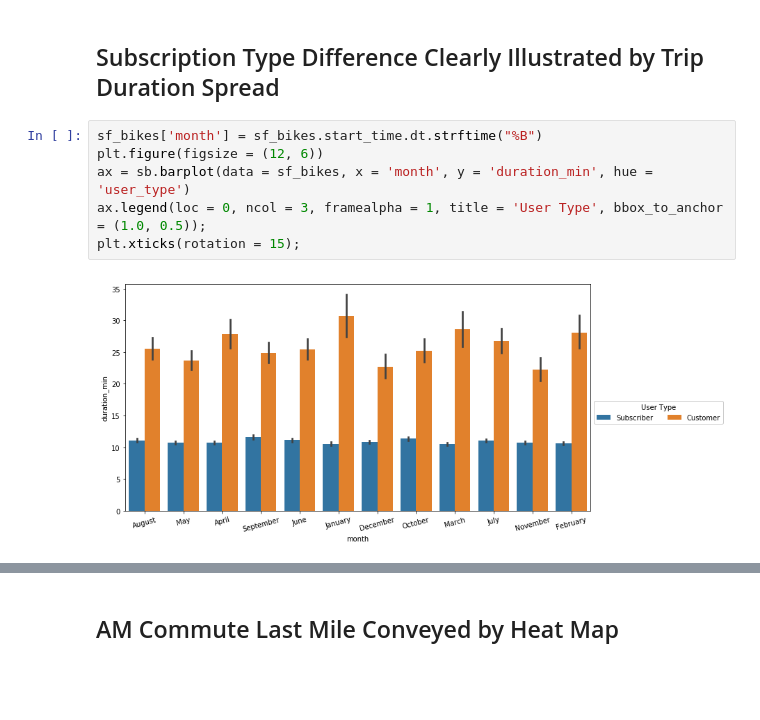
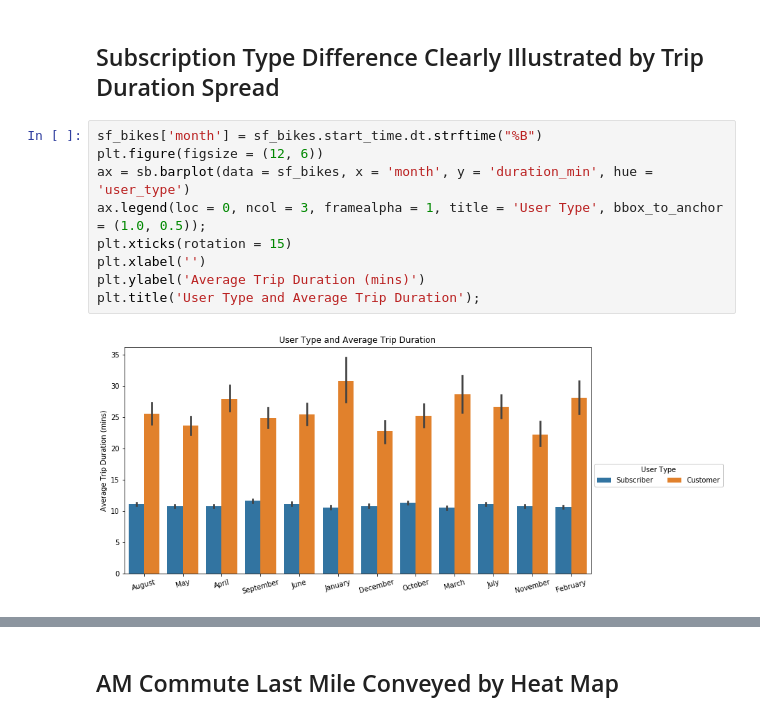
Before and after one commit to juliouribe/Visualizing_Bike_Data, a Jupyter notebook: Explanatory_Visualizations.ipynb, the cells around one changed output, grey strips where cells are left out. Saved outputs shown, nothing was run; the diff lists cells and outputs as text; blank space fills up the shorter version.

```diff
--- a/Explanatory_Visualizations.ipynb
+++ b/Explanatory_Visualizations.ipynb
@@ -112,8 +119,11 @@ plt.ylim(0, 35);
 # %%
 sf_bikes['month'] = sf_bikes.start_time.dt.strftime("%B")
 plt.figure(figsize = (12, 6))
 ax = sb.barplot(data = sf_bikes, x = 'month', y = 'duration_min', hue = 'user_type')
 ax.legend(loc = 0, ncol = 3, framealpha = 1, title = 'User Type', bbox_to_anchor = (1.0, 0.5));
-plt.xticks(rotation = 15);
+plt.xticks(rotation = 15)
+plt.xlabel('')
+plt.ylabel('Average Trip Duration (mins)')
+plt.title('User Type and Average Trip Duration');
 # %% [output]
-[figure, old version]
+[figure, new version]
```
Also changed, not shown: parts of 6 cells of this notebook.
